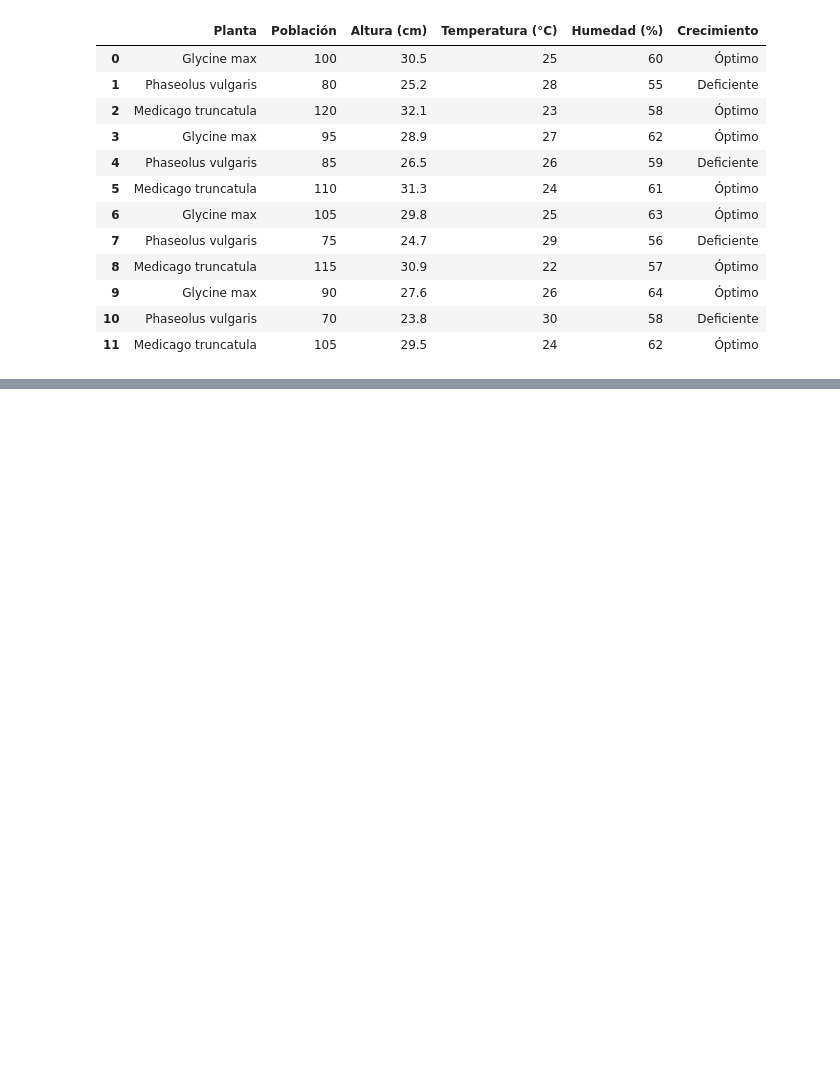
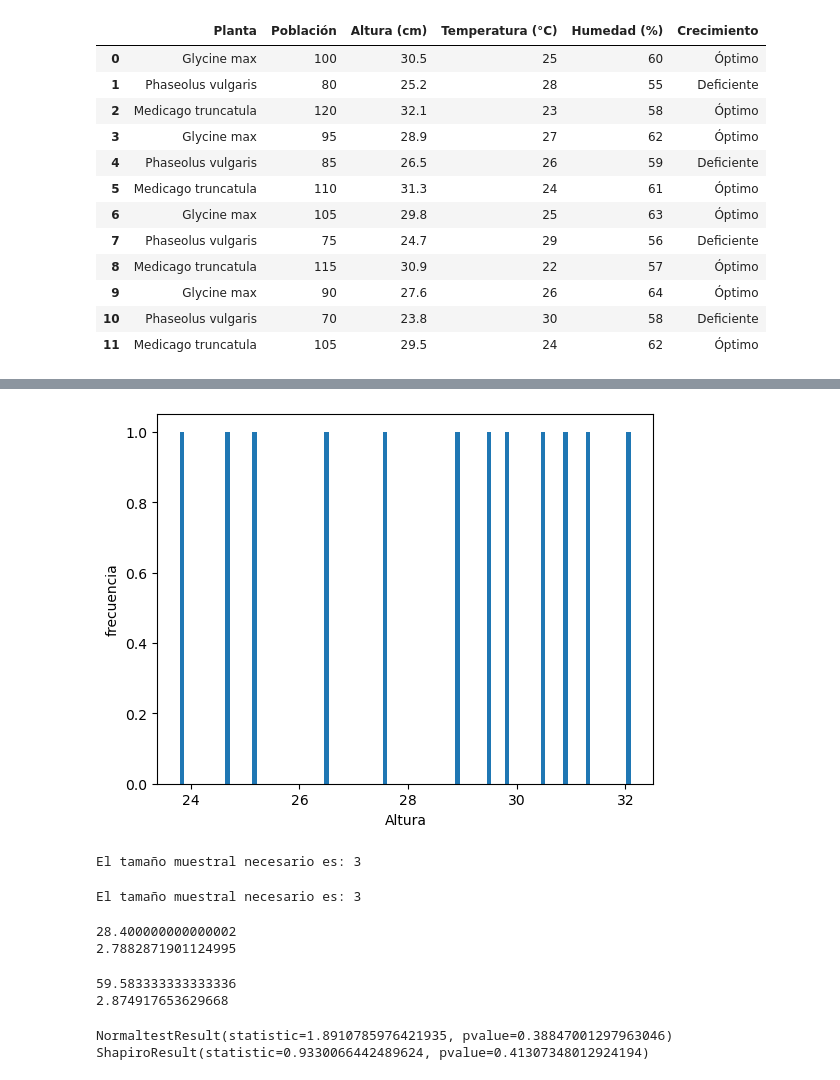
Before and after one commit to dardidallac/Trabajo_Final_Dallachiesa, a Jupyter notebook: codigo.ipynb, the cells around one changed output, grey strips where cells are left out. Drawn from its saved outputs; the diff is of its cells as text; code cells hidden in the pictures; blank space fills up the shorter version.

```diff
--- a/codigo.ipynb
+++ b/codigo.ipynb
@@ -33,0 +52,51 @@ legumes
+# %%
+x = legumes['Altura (cm)']
+plt.hist(x, bins=100)
+plt.ylabel('frecuencia');
+plt.xlabel('Altura');
+# %% [output]
+[figure, added]
+# %%
+effect_size = abs((legumes['Altura (cm)'].max()-legumes['Altura (cm)'].min())/legumes['Altura (cm)'].std())
+# diferencia de medias esperada
+alpha = 0.05      # nivel de significancia
+power = 0.8       # potencia
+ratio = 1         # relación entre los tamaños de las muestras
+n1 = smp.tt_ind_solve_power(effect_size=effect_size, alpha=alpha, power=power, ratio=ratio)
+print("El tamaño muestral necesario es:", round(n))
+# %% [output]
+El tamaño muestral necesario es: 3
+# %%
+effect_size = abs((legumes['Humedad (%)'].max()-legumes['Humedad (%)'].min())/legumes['Humedad (%)'].std())
+# diferencia de medias esperada
+alpha = 0.05      # nivel de significancia
+power = 0.8       # potencia
+ratio = 1         # relación entre los tamaños de las muestras
+n2 = smp.tt_ind_solve_power(effect_size=effect_size, alpha=alpha, power=power, ratio=ratio)
+print("El tamaño muestral necesario es:", round(n))
+# %% [output]
+El tamaño muestral necesario es: 3
+# %%
+# Calcular la media y la desviación estándar de altura
+datos1= np.mean(legumes['Altura (cm)'])
+datos_std1 = np.std(legumes['Altura (cm)'], ddof=1)
+print (datos1)
+print (datos_std1)
+# %% [output]
+28.400000000000002
+2.7882871901124995
+# %%
+# Calcular la media y la desviación estándar de humedad
+datos2= np.mean(legumes['Humedad (%)'])
+datos_std2 = np.std(legumes['Humedad (%)'], ddof=1)
+print (datos2)
+print (datos_std2)
+# %% [output]
+59.583333333333336
+2.874917653629668
+# %%
+print(ss.normaltest(legumes['Altura (cm)'], axis=0, nan_policy='propagate'))
+print(ss.shapiro(legumes['Altura (cm)']))
+# %% [output]
+NormaltestResult(statistic=1.8910785976421935, pvalue=0.38847001297963046)
+ShapiroResult(statistic=0.9330066442489624, pvalue=0.41307348012924194)
```
Also changed, not shown: parts of 6 cells of this notebook.
